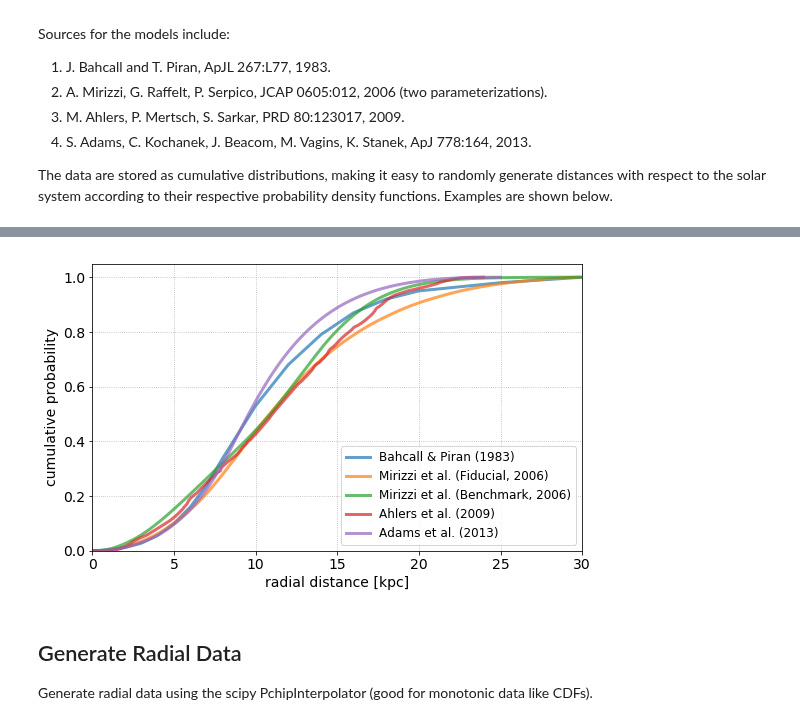
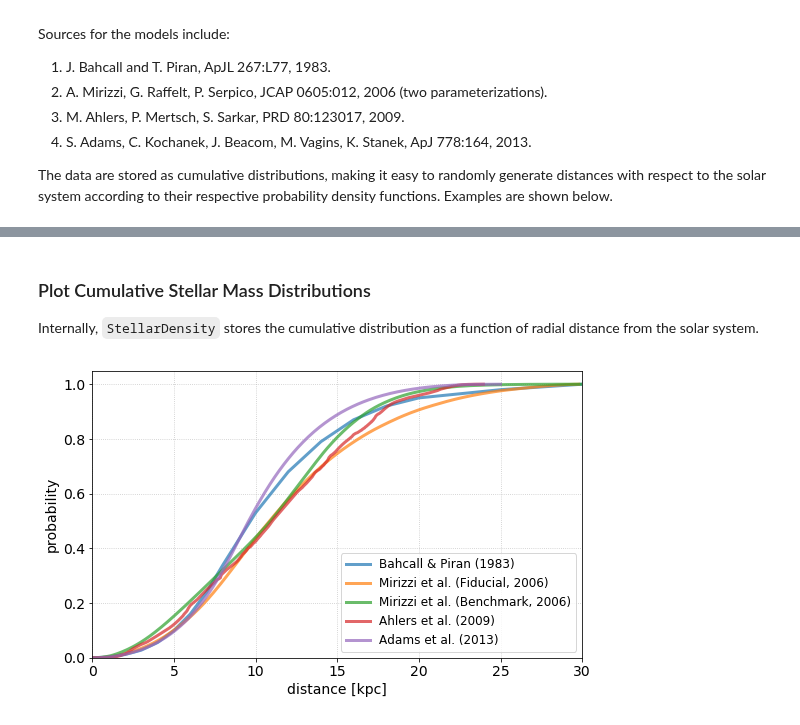
Before and after one commit to icecube/ASTERIA, a Jupyter notebook: docs/nb/stellar_distributions.ipynb, the cells around one changed output, grey strips where cells are left out. Drawn from its saved outputs; the diff is of its cells as text; code cells hidden in the pictures.

```diff
--- a/docs/nb/stellar_distributions.ipynb
+++ b/docs/nb/stellar_distributions.ipynb
@@ -12,12 +12,11 @@ Sources for the models include:
 
 The data are stored as cumulative distributions, making it easy to randomly generate distances with respect to the solar system according to their respective probability density functions. Examples are shown below.
 # %%
-% matplotlib inline
-
 import numpy as np
 import matplotlib as mpl
 import matplotlib.pyplot as plt
 from astropy.io import fits
+from astropy import units as u
 from scipy.interpolate import PchipInterpolator
 
-mpl.rc('font', size=14)
+from asteria.stellardist import FixedDistance, StellarDensity
@@ -26,7 +22,0 @@ mpl.rc('font', size=14)
-# %%
-models = ['bahcall', 'mirizzi_fid', 'mirizzi_ben', 'ahlers', 'adams']
-
-radial_data = []
-for model in models:
-    hdu = fits.open('../../data/stellar/sn_radial_distrib_{}.fits'.format(model))
-    radial_data.append(hdu)
@@ -34,0 +23,9 @@ for model in models:
+# %%
+grid_style =   {     'alpha' : '0.75',
+                 'linestyle' : ':' }
+legend_style = {  'fontsize' : '12' }
+font_syle =    {      'size' : '14' }
+
+mpl.rc(  'font', **font_syle)
+mpl.rc(  'grid', **grid_style)
+mpl.rc('legend', **legend_style)
@@ -35,24 +63,22 @@ for model in models:
+# %% [markdown]
+### Plot Cumulative Stellar Mass Distributions
+
+Internally, `StellarDensity` stores the cumulative distribution as a function of radial distance from the solar system.
 # %%
+models = ['bahcall', 'mirizzi_fid', 'mirizzi_ben', 'ahlers', 'adams']
+
 fig, ax = plt.subplots(1,1, figsize=(8,5))
 
-for mod, hdu in zip(models, radial_data):
-    r = hdu['DIST'].data
-    cdf = hdu['CDF'].data
-    name = hdu['CDF'].header['NAME']
+for model in models:
+    sd = StellarDensity('../../data/stellar/sn_radial_distrib_{}.fits'.format(model))
+    ax.plot(sd.dist, sd.cdf, lw=3, alpha=0.7, label=sd.name)
 
-    ax.plot(r, cdf, label=name, linewidth=3, alpha=0.7)
-
-ax.set(xlim=(0,30),
-       xlabel='radial distance [kpc]',
-       ylim=(0,1.05),
-       ylabel='cumulative probability')
+ax.set(xlabel='distance [kpc]',
+       xlim=(0,30),
+       ylabel='probability',
+       ylim=(0,1.05))
+ax.grid(ls=':')
 ax.legend(fontsize=12)
-ax.grid(ls=':')
-
 fig.tight_layout();
 # %% [output]
-[figure, old version]
+[figure, new version]
-# %% [markdown]
-## Generate Radial Data
-
-Generate radial data using the scipy PchipInterpolator (good for monotonic data like CDFs).
```
Also changed, not shown: parts of 7 cells of this notebook.
